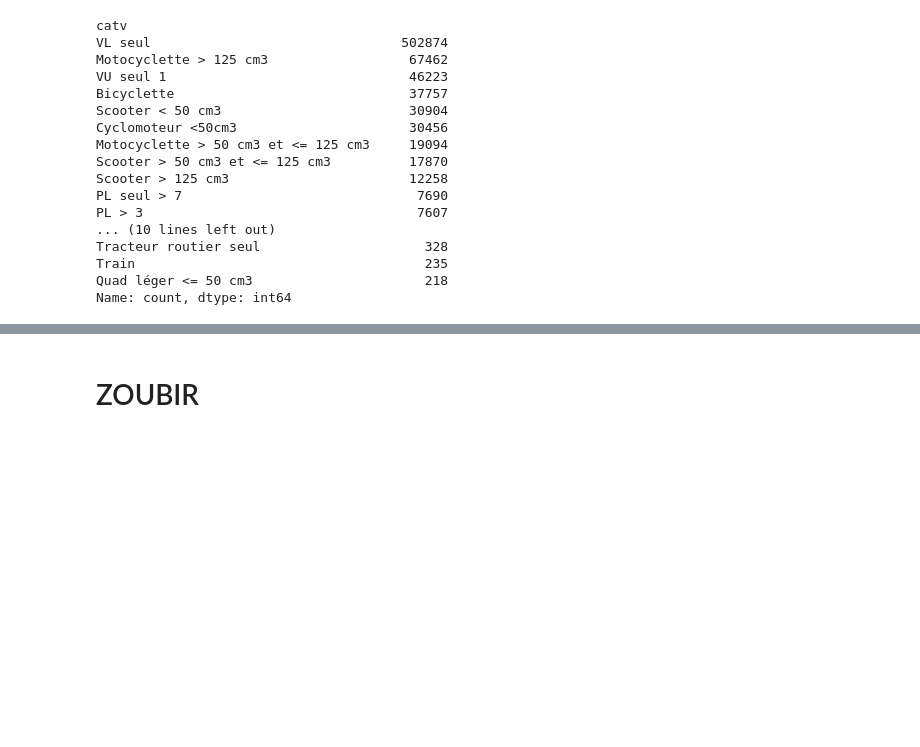
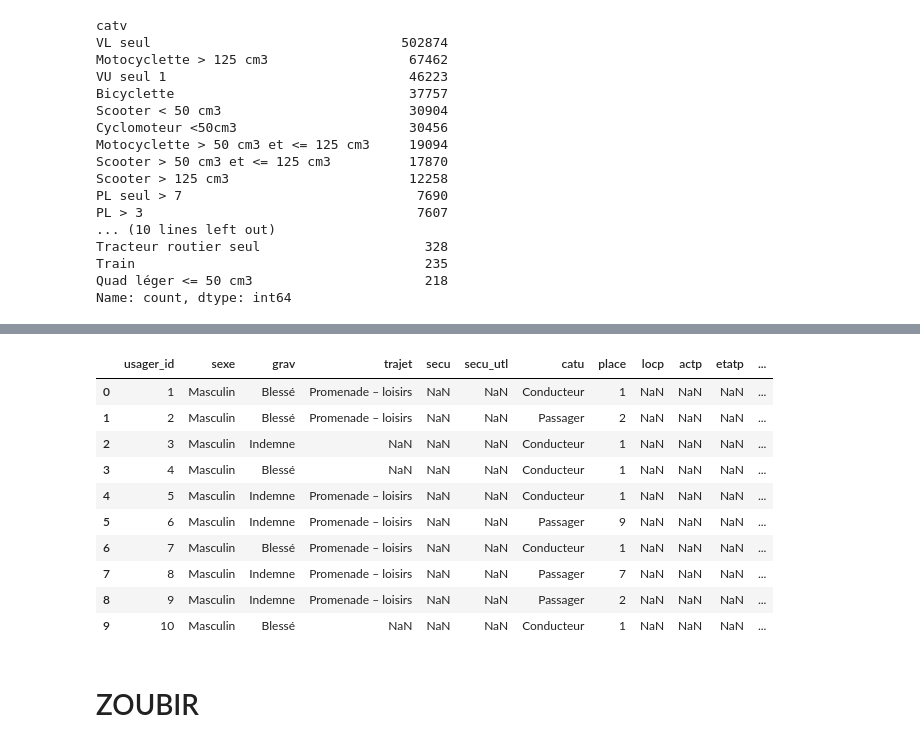
Before and after one commit to LounesAbd/Projet-1-Simplon-Data-Engineer-2025---Mighty-Mosquitoes, a Jupyter notebook: etl/etl_accidents.ipynb, the cells around one changed output, grey strips where cells are left out. Cells and saved outputs as stored; diff of their text form; code cells hidden in the pictures; blank space fills up the shorter version.

Commit message:
Added a clean notebook with extract and transform functions

```diff
--- a/etl/etl_accidents.ipynb
+++ b/etl/etl_accidents.ipynb
@@ -759,0 +847,6 @@ df_veh_exploded.head(10)
+# %%
+# EXPLORATION
+
+# Test de la fonction explode_df pour df_vehicules
+df_veh_exploded = explode_df(df_vehicules, ['num_veh', 'catv', 'choc', 'senc', 'obs', 'obsm', 'occutc', 'manv'], 'vehicule_id')
+df_veh_exploded.head()
@@ -928,0 +1148,35 @@ df_usagers.head()
+# %%
+# FONCTION 7 - TRANSFORMATION DF USAGERS
+
+def clean_usager_df(df):
+    df = df.copy()
+
+    # 1️⃣ Normalize case and strip whitespace (avoids ' nan' or 'None ')
+    df = df.apply(lambda col: col.astype(str).str.strip() if col.dtype == "object" else col)
+
+    # 2️⃣ Replace 'nan', 'NaN', 'None', '-1' (string forms) with real np.nan
+    df.replace(to_replace=['nan', 'NaN', 'None', '-1'], value=np.nan, inplace=True)
+
+    # 3️⃣ Replace actual Python None or np.nan are already covered by the above
+    # (no need to fillna, pandas already handles that)
+
+    # 4️⃣ For 'locp' and 'actp' — digits, 'A', 'B' → np.nan
+    df['locp'] = df['locp'].replace(r'^\d+$', np.nan, regex=True)
+    df['actp'] = df['actp'].replace(r'^\d+$', np.nan, regex=True)
+    df['actp'] = df['actp'].replace(['A', 'B'], np.nan)
+
+    # 5️⃣ For accidents without pedestrians, nullify pedestrian-only columns
+    mask_pieton_present = (
+        df.groupby("num_acc")["catu"]
+        .transform(lambda x: (x == "Piéton").any())
+    )
+    cols_to_null = ["locp", "actp", "etatp"]
+    df.loc[~mask_pieton_present, cols_to_null] = np.nan
+
+    return df
+# %%
+# EXPLORATION
+
+# Test clean_usager_df fonction
+df_usager_clean = clean_usager_df(df_usager_exploded)
+df_usager_clean.head()
@@ -929,2 +1263,18 @@ df_usagers.head()
+# %%
+# Dataframe usagers prêt à l'export
+
+df_usager_clean.head(10)
+# %% [output]
+|  | usager_id | sexe | grav | trajet | secu | secu_utl | catu | place | locp | actp | etatp | ... |
+| 0 | 1 | Masculin | Blessé | Promenade – loisirs | NaN | NaN | Conducteur | 1 | NaN | NaN | NaN | ... |
+| 1 | 2 | Masculin | Blessé | Promenade – loisirs | NaN | NaN | Passager | 2 | NaN | NaN | NaN | ... |
+| 2 | 3 | Masculin | Indemne | NaN | NaN | NaN | Conducteur | 1 | NaN | NaN | NaN | ... |
+| 3 | 4 | Masculin | Blessé | NaN | NaN | NaN | Conducteur | 1 | NaN | NaN | NaN | ... |
+| 4 | 5 | Masculin | Indemne | Promenade – loisirs | NaN | NaN | Conducteur | 1 | NaN | NaN | NaN | ... |
+| 5 | 6 | Masculin | Indemne | Promenade – loisirs | NaN | NaN | Passager | 9 | NaN | NaN | NaN | ... |
+| 6 | 7 | Masculin | Blessé | Promenade – loisirs | NaN | NaN | Conducteur | 1 | NaN | NaN | NaN | ... |
+| 7 | 8 | Masculin | Indemne | Promenade – loisirs | NaN | NaN | Passager | 7 | NaN | NaN | NaN | ... |
+| 8 | 9 | Masculin | Indemne | Promenade – loisirs | NaN | NaN | Passager | 2 | NaN | NaN | NaN | ... |
+| 9 | 10 | Masculin | Blessé | NaN | NaN | NaN | Conducteur | 1 | NaN | NaN | NaN | ... |
 # %% [markdown]
 # ZOUBIR
```
Also changed, not shown: parts of 40 cells of this notebook, 1 other file.
